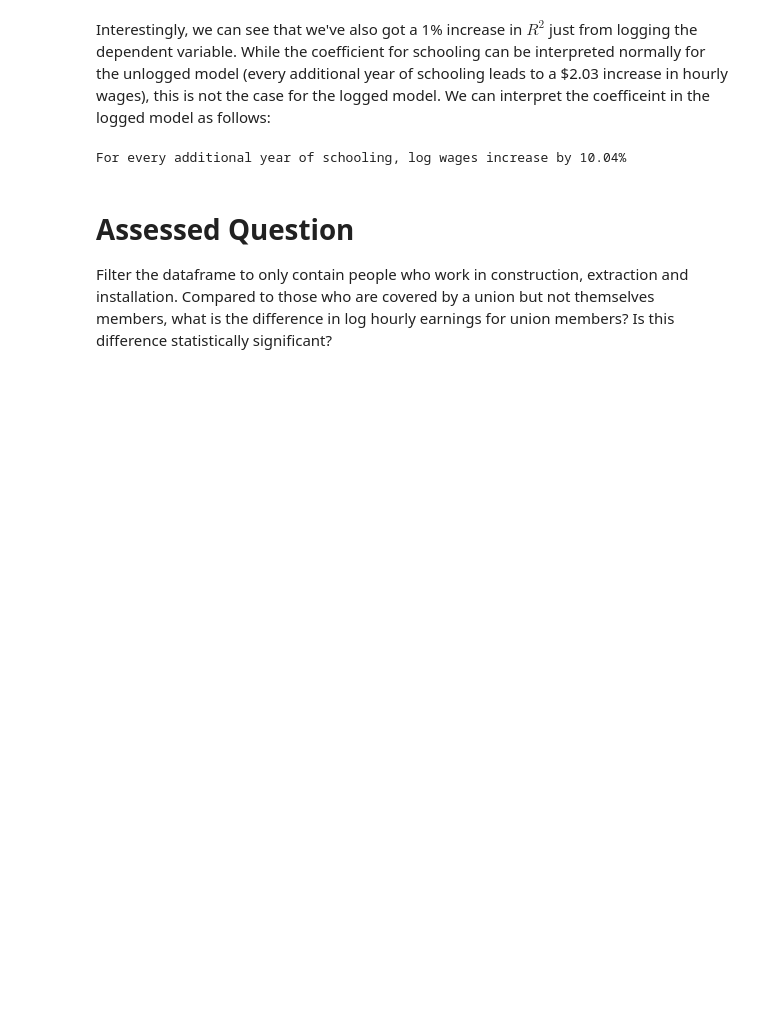
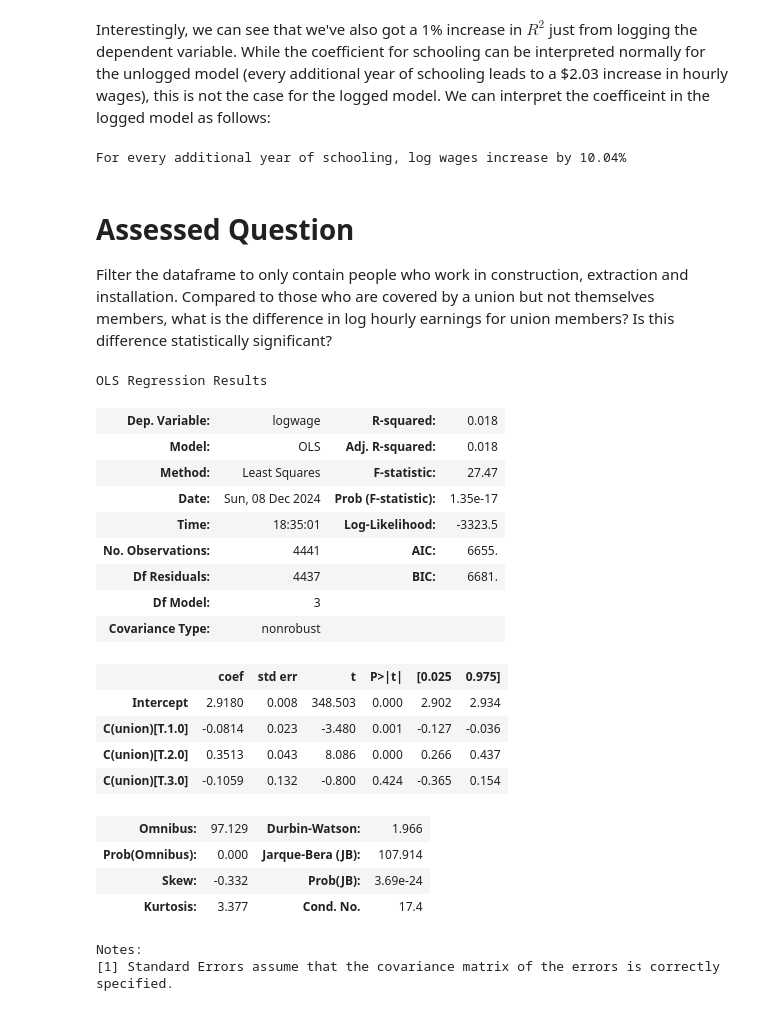
Before and after one commit to joydeneve/QM2, a Jupyter notebook: notebooks/W07. Linear Regression.ipynb, the cells around one changed output. Drawn from its saved outputs; the diff is of its cells as text; code cells hidden in the pictures; blank space fills up the shorter version.

```diff
--- a/notebooks/W07. Linear Regression.ipynb
+++ b/notebooks/W07. Linear Regression.ipynb
@@ -572,3 +621,31 @@ For every additional year of schooling, log wages increase by 10.04%
 # Assessed Question
 
 Filter the dataframe to only contain people who work in construction, extraction and installation. Compared to those who are covered by a union but not themselves members, what is the difference in log hourly earnings for union members? Is this difference statistically significant?
+# %%
+new_data=reg_df[reg_df['occupation']=='Consruction, Extraction, Installation']
+log_model = ols('logwage ~  C(union)', data=new_data).fit()
+log_model.summary()
+
+#No union (T1) results in negative log hourly earnings (-0.081) while being in a union (T2) reuslts in positive lof hourly earnings (0.351). Since p-value is 0.000 this is statistically significant.
+# %% [output]
+OLS Regression Results
+| Dep. Variable: | logwage | R-squared: | 0.018 |
+| Model: | OLS | Adj. R-squared: | 0.018 |
+| Method: | Least Squares | F-statistic: | 27.47 |
+| Date: | Sun, 08 Dec 2024 | Prob (F-statistic): | 1.35e-17 |
+| Time: | 18:35:01 | Log-Likelihood: | -3323.5 |
+| No. Observations: | 4441 | AIC: | 6655. |
+| Df Residuals: | 4437 | BIC: | 6681. |
+| Df Model: | 3 |  |  |
+| Covariance Type: | nonrobust |  |  |
+|  | coef | std err | t | P>|t| | [0.025 | 0.975] |
+| Intercept | 2.9180 | 0.008 | 348.503 | 0.000 | 2.902 | 2.934 |
+| C(union)[T.1.0] | -0.0814 | 0.023 | -3.480 | 0.001 | -0.127 | -0.036 |
+| C(union)[T.2.0] | 0.3513 | 0.043 | 8.086 | 0.000 | 0.266 | 0.437 |
+| C(union)[T.3.0] | -0.1059 | 0.132 | -0.800 | 0.424 | -0.365 | 0.154 |
+| Omnibus: | 97.129 | Durbin-Watson: | 1.966 |
+| Prob(Omnibus): | 0.000 | Jarque-Bera (JB): | 107.914 |
+| Skew: | -0.332 | Prob(JB): | 3.69e-24 |
+| Kurtosis: | 3.377 | Cond. No. | 17.4 |
+Notes:
+[1] Standard Errors assume that the covariance matrix of the errors is correctly specified.
```
Also changed, not shown: parts of 13 cells of this notebook.
